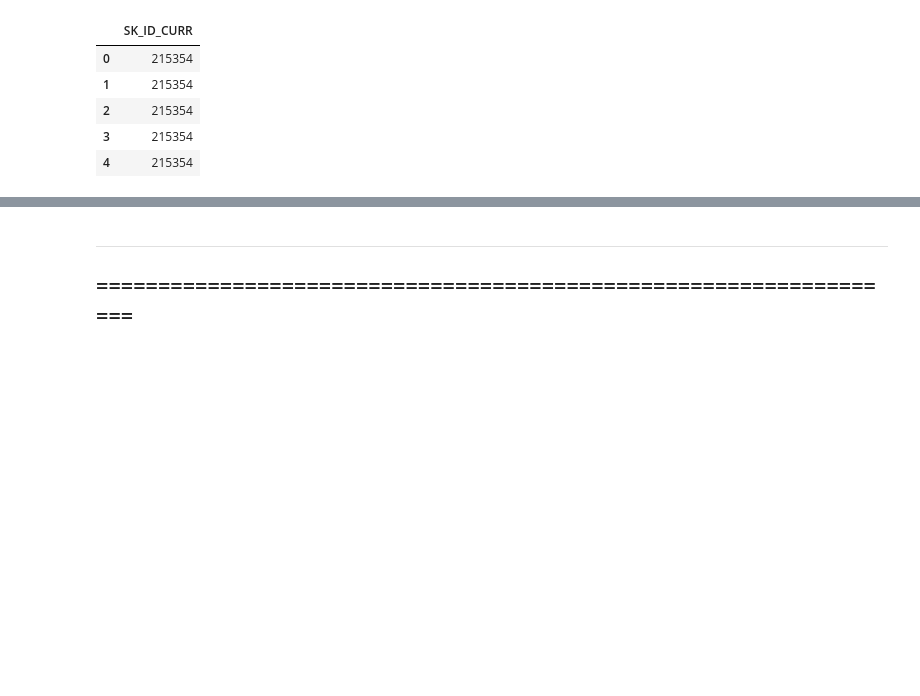
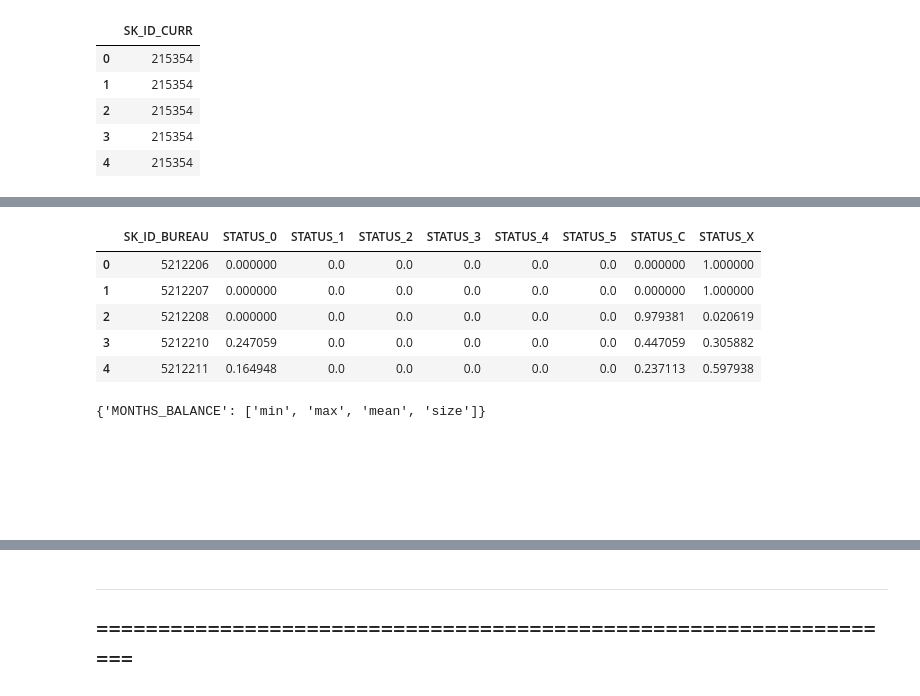
Before and after one commit to ecjang/pages, a Jupyter notebook: Kaggle/003_MultiClass_Classification_HomeCredit_LightGBM_7th.ipynb, the cells around one changed output, grey strips where cells are left out. Drawn from its saved outputs; the diff is of its cells as text; code cells hidden in the pictures; blank space fills up the shorter version.

```diff
--- a/Kaggle/003_MultiClass_Classification_HomeCredit_LightGBM_7th.ipynb
+++ b/Kaggle/003_MultiClass_Classification_HomeCredit_LightGBM_7th.ipynb
@@ -733,0 +808,21 @@ NameError: name 'get_bureau_balance' is not defined
+# %%
+# categorical_cols 생성된 칼럼별로 계산
+bb_processed = bb.groupby('SK_ID_BUREAU')[categorical_cols].mean().reset_index()
+bb_processed.head()
+# %% [output]
+|  | SK_ID_BUREAU | STATUS_0 | STATUS_1 | STATUS_2 | STATUS_3 | STATUS_4 | STATUS_5 | STATUS_C | STATUS_X |
+| 0 | 5212206 | 0.000000 | 0.0 | 0.0 | 0.0 | 0.0 | 0.0 | 0.000000 | 1.000000 |
+| 1 | 5212207 | 0.000000 | 0.0 | 0.0 | 0.0 | 0.0 | 0.0 | 0.000000 | 1.000000 |
+| 2 | 5212208 | 0.000000 | 0.0 | 0.0 | 0.0 | 0.0 | 0.0 | 0.979381 | 0.020619 |
+| 3 | 5212210 | 0.247059 | 0.0 | 0.0 | 0.0 | 0.0 | 0.0 | 0.447059 | 0.305882 |
+| 4 | 5212211 | 0.164948 | 0.0 | 0.0 | 0.0 | 0.0 | 0.0 | 0.237113 | 0.597938 |
+# %%
+agg = {'MONTHS_BALANCE': ['min', 'max', 'mean', 'size']}
+agg
+# %% [output]
+{'MONTHS_BALANCE': ['min', 'max', 'mean', 'size']}
+# %% [markdown]
+<br>
+<br>
+<br>
+<br>
```
Also changed, not shown: parts of 35 cells of this notebook.
